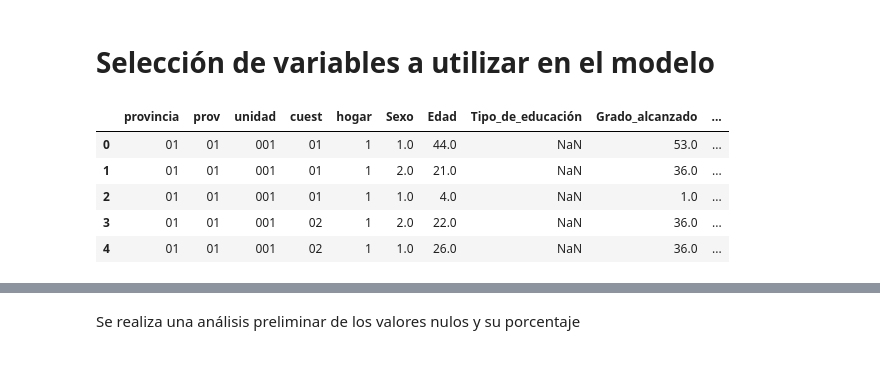
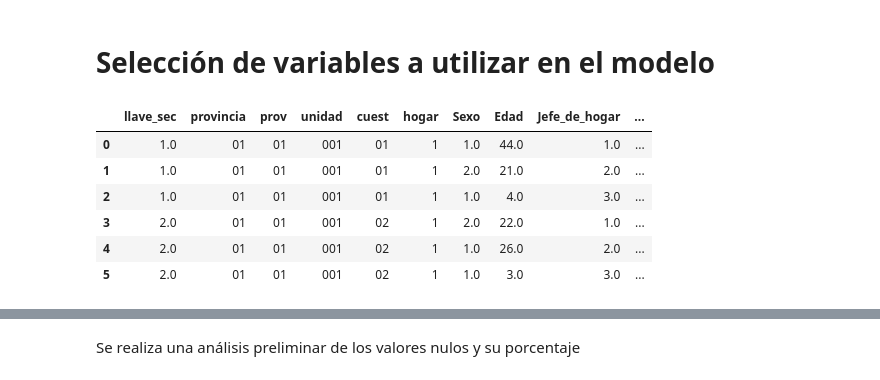
Before and after one commit to edreyesc/ProyectoIngegradorII, a Jupyter notebook: proy_integrador2_empleo.ipynb, the cells around one changed output, grey strips where cells are left out. Drawn from its saved outputs; the diff is of its cells as text; code cells hidden in the pictures.

```diff
--- a/proy_integrador2_empleo.ipynb
+++ b/proy_integrador2_empleo.ipynb
@@ -103,7 +103,11 @@ df_modelo = df.copy()
 # Selección de variables a utilizar en el modelo
 # %%
 # Variables del hogar
-id_hogar = ['provincia', 'prov', 'unidad', 'cuest', 'hogar']
+id_hogar = ['llave_sec', 'provincia', 'prov', 'unidad', 'cuest', 'hogar']
+
+# Eliminar columnas de hogar si ya existen en df_modelo
+cols_hogar = ['ingreso_hogar', 'personas', 'niños', 'adultos_mayores', 'dependencia', 'ingreso_per_capita']
+df_modelo = df_modelo.drop(columns=cols_hogar, errors='ignore')
 
 # Variables auxiliares
 df_modelo['niño'] = (df_modelo['Edad'] < 15).astype(int)
@@ -125,39 +129,43 @@ hogar = df_modelo.groupby(id_hogar).agg(
     niños=('niño', 'sum'),
     adultos_mayores=('adulto_mayor', 'sum')
 ).reset_index()
 
 # Indicadores del hogar
 hogar['dependencia'] = (hogar['niños'] + hogar['adultos_mayores']) / hogar['personas']
 hogar['ingreso_per_capita'] = hogar['ingreso_hogar'] / hogar['personas']
 
 # Unir variables del hogar al dataset individual
 df_modelo = df_modelo.merge(hogar, on=id_hogar, how='left')
 
 # Seleccionar variables finales
 columnas_finales = id_hogar + [
     'Sexo',
     'Edad',
-    'Tipo_de_educación',
+    'Jefe_de_hogar',
+    #'Tipo_de_educación', - pública o privada
+    'Asiste_a_la_escuela',
     'Grado_alcanzado',
-    'p26',
+    'ocu_des',
+    #'p26', - sector económico
     'Salario_efectivo_empleado',
     'Salario_efectivo_independiente',
     'Uso_internet_últimos_6_meses',
     'ingreso_hogar',
     'personas',
     'niños',
     'adultos_mayores',
     'dependencia',
     'ingreso_per_capita'
 ]
 
 df_modelo_final = df_modelo[columnas_finales].copy()
 
-df_modelo_final.head()
+df_modelo_final.head(6)
 # %% [output]
-|  | provincia | prov | unidad | cuest | hogar | Sexo | Edad | Tipo_de_educación | Grado_alcanzado | ... |
-| 0 | 01 | 01 | 001 | 01 | 1 | 1.0 | 44.0 | NaN | 53.0 | ... |
-| 1 | 01 | 01 | 001 | 01 | 1 | 2.0 | 21.0 | NaN | 36.0 | ... |
-| 2 | 01 | 01 | 001 | 01 | 1 | 1.0 | 4.0 | NaN | 1.0 | ... |
-| 3 | 01 | 01 | 001 | 02 | 1 | 2.0 | 22.0 | NaN | 36.0 | ... |
-| 4 | 01 | 01 | 001 | 02 | 1 | 1.0 | 26.0 | NaN | 36.0 | ... |
+|  | llave_sec | provincia | prov | unidad | cuest | hogar | Sexo | Edad | Jefe_de_hogar | ... |
+| 0 | 1.0 | 01 | 01 | 001 | 01 | 1 | 1.0 | 44.0 | 1.0 | ... |
+| 1 | 1.0 | 01 | 01 | 001 | 01 | 1 | 2.0 | 21.0 | 2.0 | ... |
+| 2 | 1.0 | 01 | 01 | 001 | 01 | 1 | 1.0 | 4.0 | 3.0 | ... |
+| 3 | 2.0 | 01 | 01 | 001 | 02 | 1 | 2.0 | 22.0 | 1.0 | ... |
+| 4 | 2.0 | 01 | 01 | 001 | 02 | 1 | 1.0 | 26.0 | 2.0 | ... |
+| 5 | 2.0 | 01 | 01 | 001 | 02 | 1 | 1.0 | 3.0 | 3.0 | ... |
```
Also changed, not shown: parts of 62 cells of this notebook.
